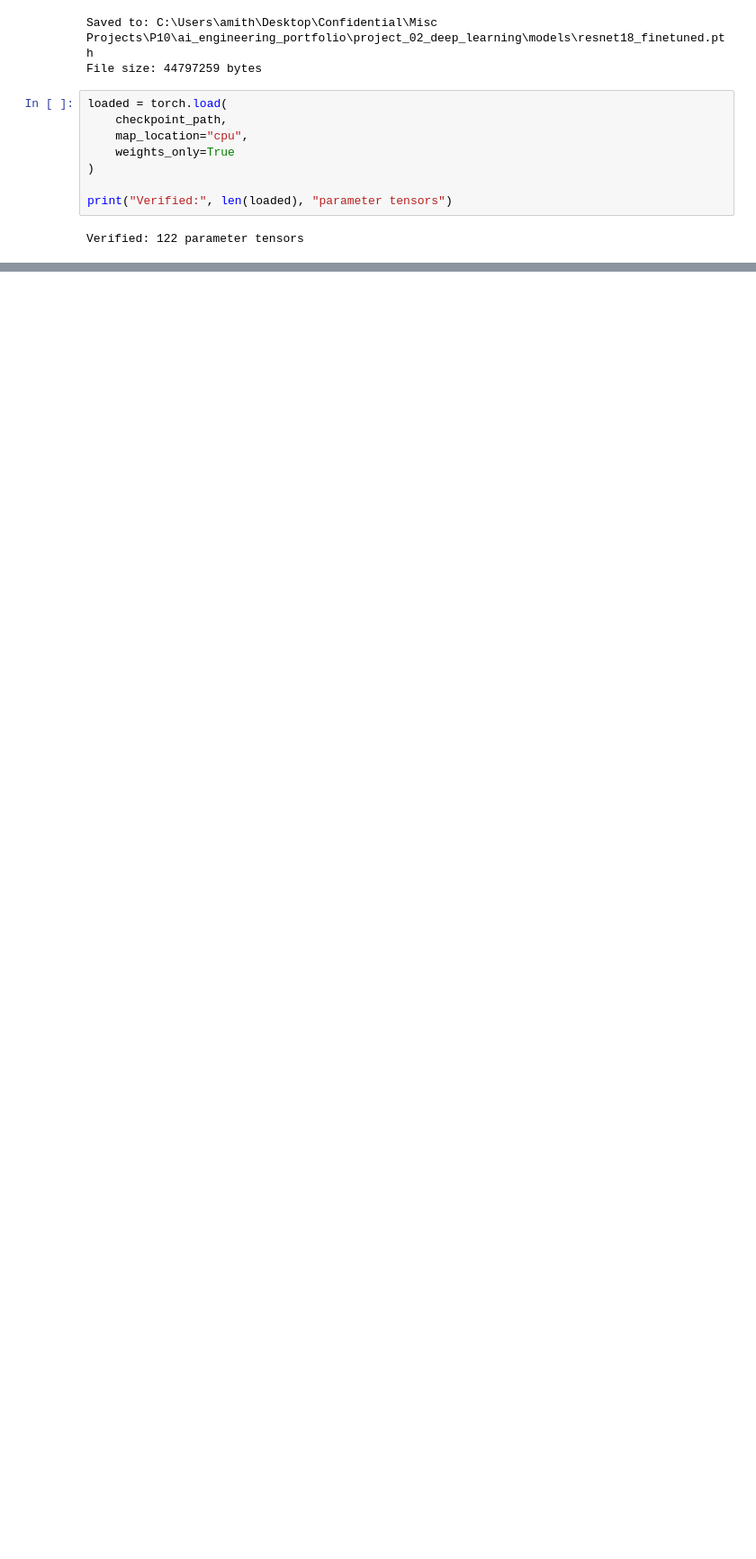
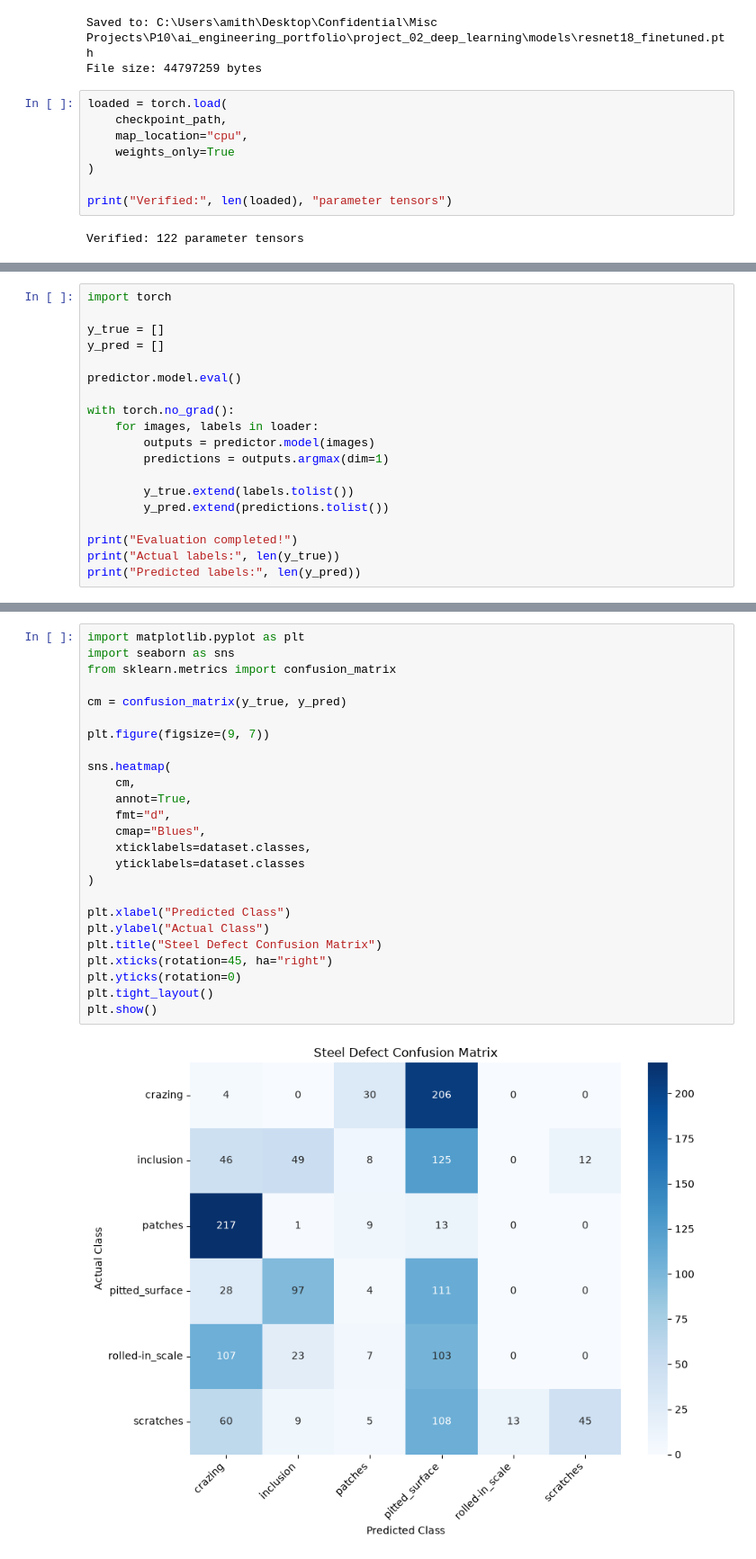
Before and after one commit to Amiths4321/Machine-Learning-Deep-Learning-AI-Engineering-project., a Jupyter notebook: notebook/04_cnn_training.ipynb, the cells around one changed output, grey strips where cells are left out. Shown at 90% size. Drawn from its saved outputs; the diff is of its cells as text; blank space fills up the shorter version.

```diff
--- a/notebook/04_cnn_training.ipynb
+++ b/notebook/04_cnn_training.ipynb
@@ -1306,0 +1677,19 @@ Verified: 122 parameter tensors
+# %%
+import torch
+
+y_true = []
+y_pred = []
+
+predictor.model.eval()
+
+with torch.no_grad():
+    for images, labels in loader:
+        outputs = predictor.model(images)
+        predictions = outputs.argmax(dim=1)
+
+        y_true.extend(labels.tolist())
+        y_pred.extend(predictions.tolist())
+
+print("Evaluation completed!")
+print("Actual labels:", len(y_true))
+print("Predicted labels:", len(y_pred))
@@ -1306,0 +1737,27 @@ Verified: 122 parameter tensors
+# %%
+import matplotlib.pyplot as plt
+import seaborn as sns
+from sklearn.metrics import confusion_matrix
+
+cm = confusion_matrix(y_true, y_pred)
+
+plt.figure(figsize=(9, 7))
+
+sns.heatmap(
+    cm,
+    annot=True,
+    fmt="d",
+    cmap="Blues",
+    xticklabels=dataset.classes,
+    yticklabels=dataset.classes
+)
+
+plt.xlabel("Predicted Class")
+plt.ylabel("Actual Class")
+plt.title("Steel Defect Confusion Matrix")
+plt.xticks(rotation=45, ha="right")
+plt.yticks(rotation=0)
+plt.tight_layout()
+plt.show()
+# %% [output]
+[figure, added]
```
Also changed, not shown: parts of 101 cells of this notebook, 7 other files.
